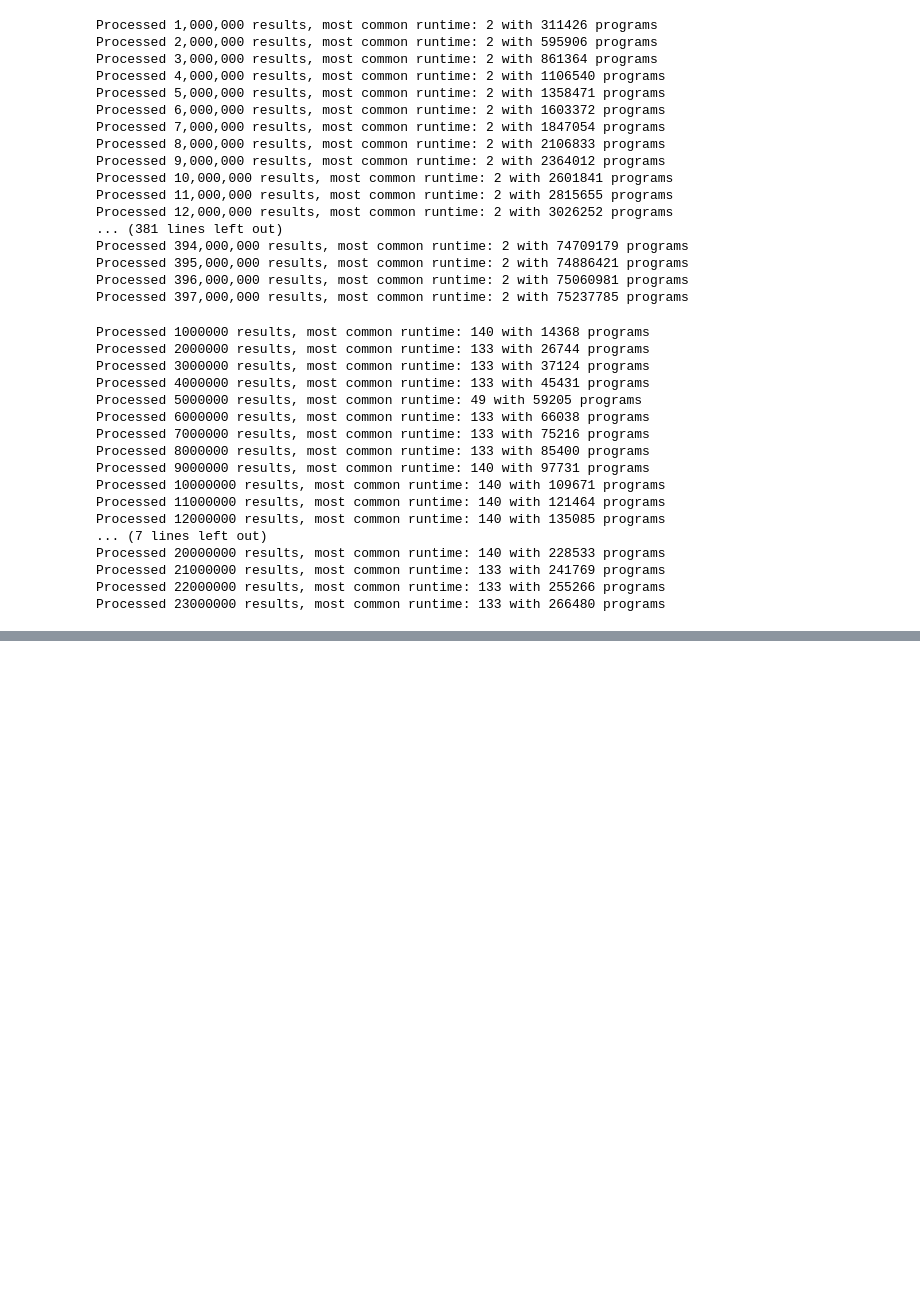
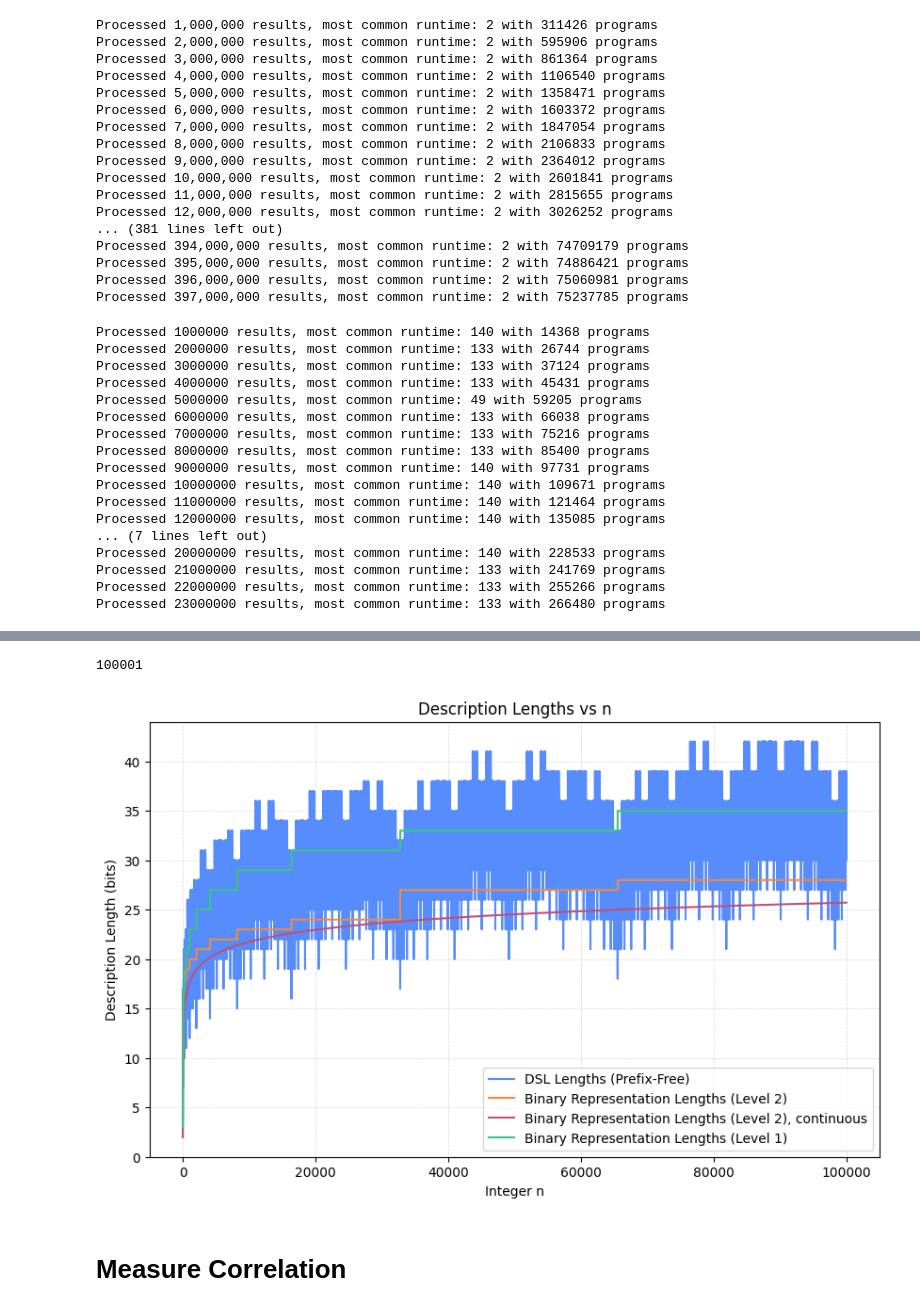
Before and after one commit to vincentherrmann/universal-computer-runtime-probabilities, a Jupyter notebook: Runtime_visualizations_combined.ipynb, the cells around one changed output, grey strips where cells are left out. Cells and saved outputs as stored; diff of their text form; code cells hidden in the pictures; blank space fills up the shorter version.

```diff
--- a/Runtime_visualizations_combined.ipynb
+++ b/Runtime_visualizations_combined.ipynb
@@ -221,0 +435,16 @@ plt.show()
+# %%
+br1 = [binary_representation(i, 1) for i in x_range]
+br2 = [binary_representation(i, 2) for i in x_range]
+br3 = [binary_representation(i, 3) for i in x_range]
+
+length_l1 = np.array([float(len(b)) for b in br1])
+length_l2 = np.array([float(len(b)) for b in br2])
+length_l3 = np.array([float(len(b)) for b in br3])
+
+description_lengths_l1 = np.array([description_length(b) for b in br1])
+description_lengths_l2 = np.array([description_length(b) for b in br2])
+description_lengths_l3 = np.array([description_length(b) for b in br3])
+
+lz_lengths_l1 = np.array([float(lz76_kolmogorov_estimate(b)["bits_exact"]) for b in br1])
+lz_lengths_l2 = np.array([float(lz76_kolmogorov_estimate(b)["bits_exact"]) for b in br2])
+lz_lengths_l3 = np.array([float(lz76_kolmogorov_estimate(b)["bits_exact"]) for b in br3])
@@ -221,0 +504,22 @@ plt.show()
+# %%
+len(dsl_lengths)
+# %% [output]
+100001
+# %%
+# plot the DSL lengths and length_l2 against n
+
+plt.figure(figsize=(10, 6))
+plt.plot(x_range, dsl_lengths[1:-1], label="DSL Lengths (Prefix-Free)")
+plt.plot(x_range, length_l2, label="Binary Representation Lengths (Level 2)")
+plt.plot(x_range, [np.log2(r) + 2*np.log2(np.log2(r)) + 1 for r in x_range], label="Binary Representation Lengths (Level 2), continuous")
+plt.plot(x_range, length_l1, label="Binary Representation Lengths (Level 1)")
+plt.title("Description Lengths vs n")
+plt.xlabel("Integer n")
+plt.ylabel("Description Length (bits)")
+plt.legend()
+plt.grid(True, which="both", ls="--", linewidth=0.5)
+plt.show()
+# %% [output]
+[figure, added]
+# %% [markdown]
+# Measure Correlation
```
Also changed, not shown: parts of 41 cells of this notebook, 1 other file.
